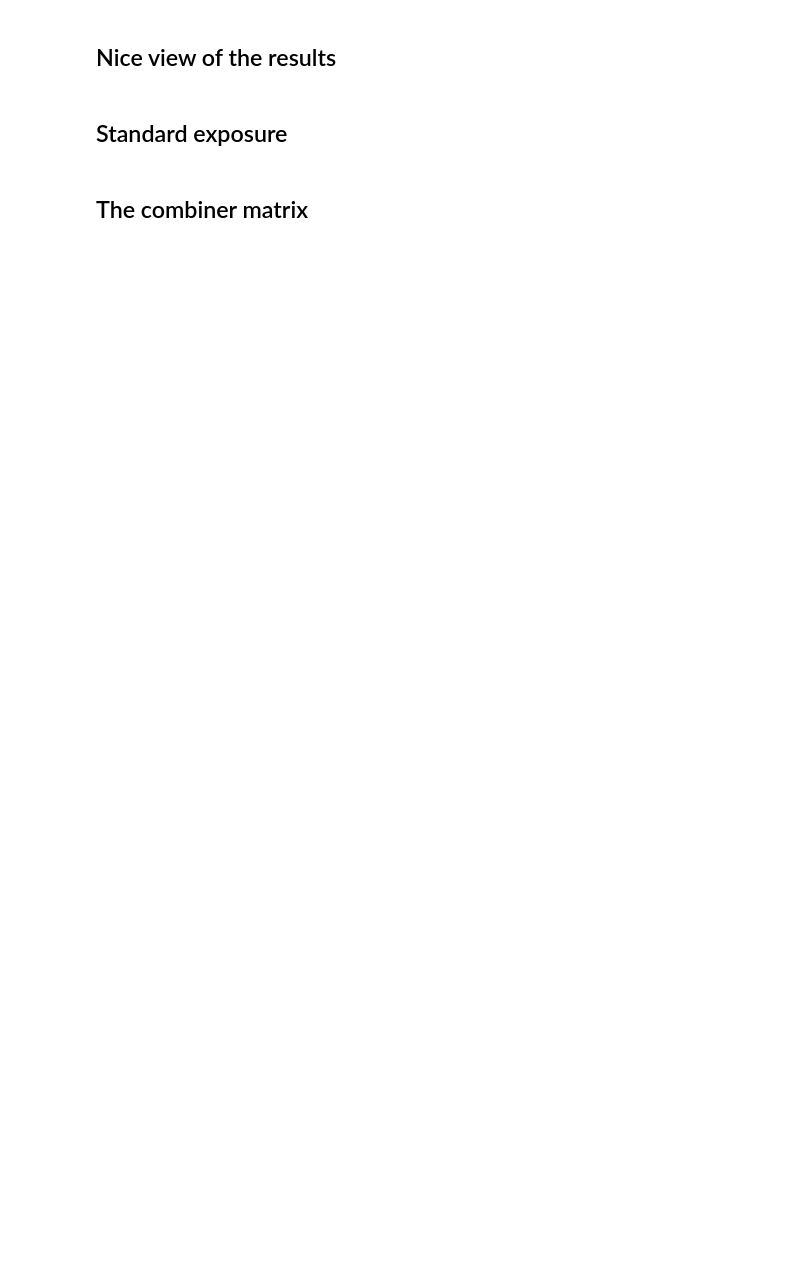
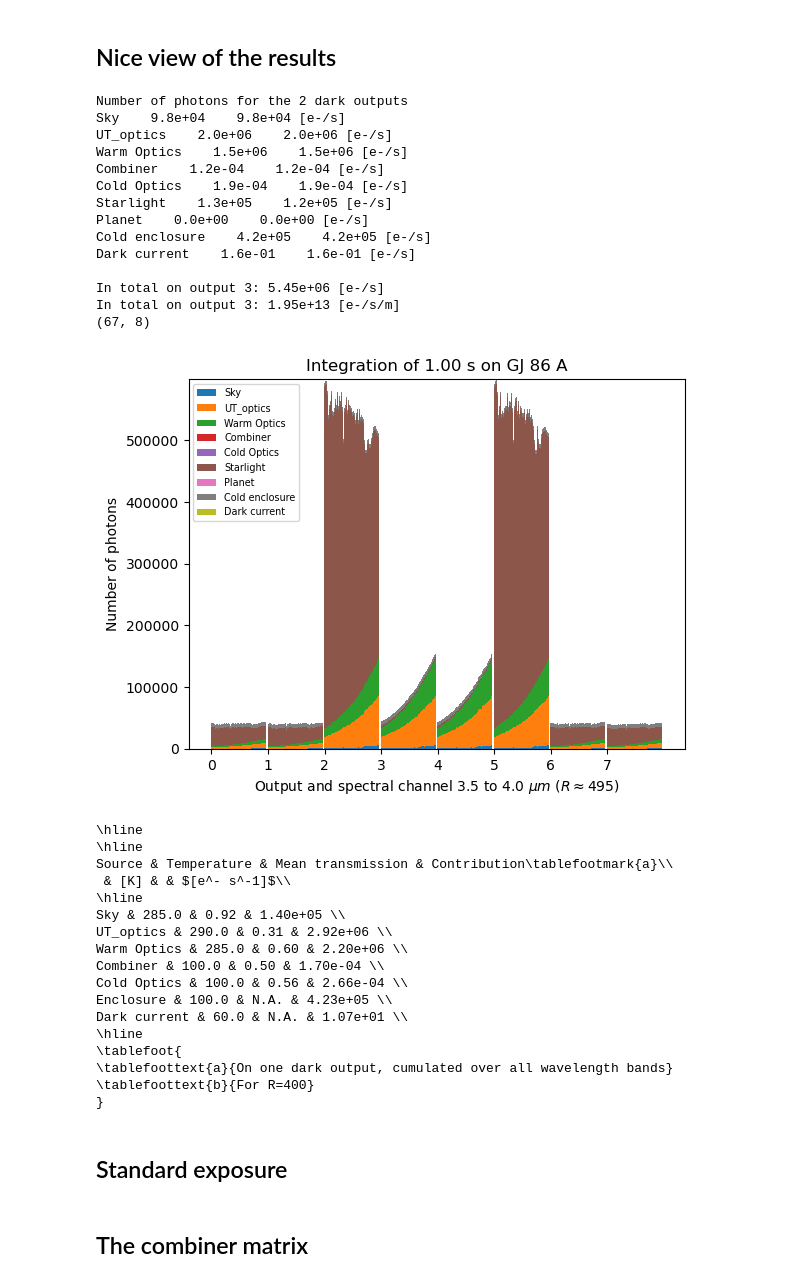
Before and after one commit to rlaugier/SCIFYsim, a Jupyter notebook: scifysim/quick_start.ipynb, the cells around one changed output. Cells and saved outputs as stored; diff of their text form; code cells hidden in the pictures; blank space fills up the shorter version.

```diff
--- a/scifysim/quick_start.ipynb
+++ b/scifysim/quick_start.ipynb
@@ -7,4 +7,4 @@ import scifysim as sf
 import numpy as np
 import matplotlib.pyplot as plt
 # optional (when using dark interfaces)
-plt.style.use("dark_background")
+#plt.style.use("dark_background")
@@ -89,3 +99,78 @@ plt.show()
+# %%
+print("Number of photons for the 2 dark outputs")
+for i, label in enumerate(integ.source_labels):
+    #print(label + " %.1e [ph/s]"%(integ.sums[i].sum()))
+    detail = integ.sums[i].sum(axis=0)[3:5] * integ.eta
+    print(label + "    %.1e    %.1e [e-/s]"%(detail[0], detail[1]) )
+for i, label in enumerate(integ.det_labels):
+    #print(label + " %.1e [ph/s]"%(integ.sums[i].sum()))
+    detail = integ.det_sources[i].sum(axis=0)
+    print(label + "    %.1e    %.1e [e-/s]"%(detail, detail) )
+
+print("")
+fav_output = 3
+mynpix = asim.config.getfloat("spectrograph", "n_pix_split")
+supsum = np.nan_to_num(np.array(integ.sums))
+print(f"In total on output {fav_output}: {supsum.sum(axis=(0,1))[fav_output]:.2e} [e-/s]")
+maxbin = np.max(supsum.sum(axis=0), axis=0)
+
+# To be portable per for different resolutions:
+max_density = maxbin/np.gradient(asim.lambda_science_range).mean()
+print(f"In total on output {fav_output}: {max_density[fav_output]:.2e} [e-/s/m]")
+
+fig = sf.plot_tools.plot_output_sources(asim, integ, asim.lambda_science_range, t_exp=1.)
+
+print()
+print()
+print(f"\\hline")
+print(f"\\hline")
+print("Source & Temperature & Mean transmission & Contribution\\tablefootmark{a}\\\\ ")
+print(f" & [K] & & $[e^- s^{-1}]$\\\\")
+print(f"\\hline")
+for i, (asource,aname) in enumerate(zip(diffuse, integ.static_list)):
+    print(f"{aname} & {asource.T:.1f} & {asource.trans(asim.lambda_science_range).mean():.2f} & {integ.sums[i].sum(axis=0)[3]:.2e} \\\\")
+
+print(f"Enclosure & {integ.enclosure.T:.1f} & N.A. & {integ.det_sources[0].sum():.2e} \\\\")
+print(f"Dark current & {60.:.1f} & N.A. & {integ.det_sources[1]*integ.det_sources[0].shape[0]:.2e} \\\\")
+print(f"\\hline")
+
+print(f"\\tablefoot{{")
+print(f"\\tablefoottext{{a}}{{On one dark output, cumulated over all wavelength bands}}")
+print(f"\\tablefoottext{{b}}{{For R=400}}")
+print(f"}}")
+# %% [output]
+Number of photons for the 2 dark outputs
+Sky    9.8e+04    9.8e+04 [e-/s]
+UT_optics    2.0e+06    2.0e+06 [e-/s]
+Warm Optics    1.5e+06    1.5e+06 [e-/s]
+Combiner    1.2e-04    1.2e-04 [e-/s]
+Cold Optics    1.9e-04    1.9e-04 [e-/s]
+Starlight    1.3e+05    1.2e+05 [e-/s]
+Planet    0.0e+00    0.0e+00 [e-/s]
+Cold enclosure    4.2e+05    4.2e+05 [e-/s]
+Dark current    1.6e-01    1.6e-01 [e-/s]
+
+In total on output 3: 5.45e+06 [e-/s]
+In total on output 3: 1.95e+13 [e-/s/m]
+(67, 8)
+[figure, added]
+\hline
+\hline
+Source & Temperature & Mean transmission & Contribution\tablefootmark{a}\\
+ & [K] & & $[e^- s^-1]$\\
+\hline
+Sky & 285.0 & 0.92 & 1.40e+05 \\
+UT_optics & 290.0 & 0.31 & 2.92e+06 \\
+Warm Optics & 285.0 & 0.60 & 2.20e+06 \\
+Combiner & 100.0 & 0.50 & 1.70e-04 \\
+Cold Optics & 100.0 & 0.56 & 2.66e-04 \\
+Enclosure & 100.0 & N.A. & 4.23e+05 \\
+Dark current & 60.0 & N.A. & 1.07e+01 \\
+\hline
+\tablefoot{
+\tablefoottext{a}{On one dark output, cumulated over all wavelength bands}
+\tablefoottext{b}{For R=400}
+}
 # %% [markdown]
 ## Standard exposure
 # %%
```
Also changed, not shown: parts of 11 cells of this notebook, 5 other files.
